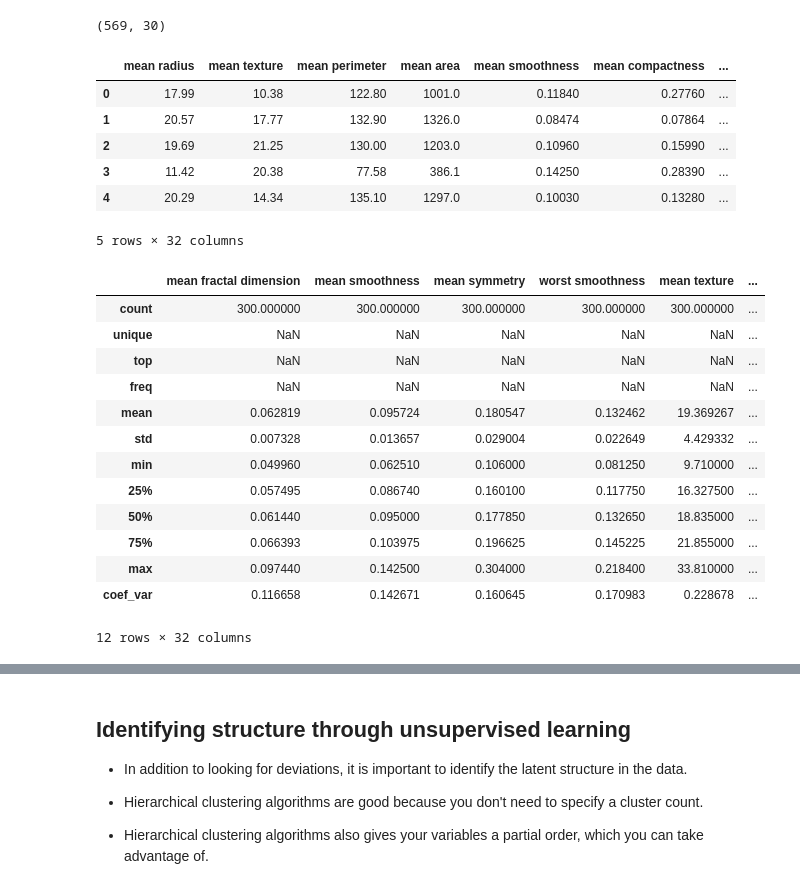
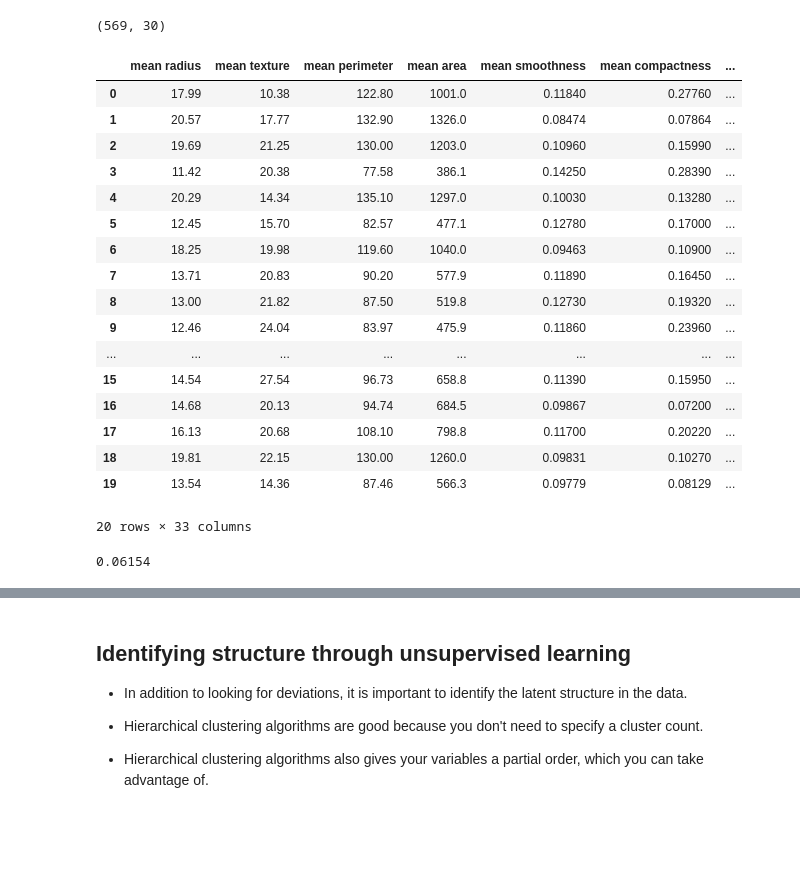
Before and after one commit to edwardcjohnson/prometheus, a Jupyter notebook: python/modeling/explore/notebooks/breast_cancer_eda.ipynb, the cells around one changed output, grey strips where cells are left out. Drawn from its saved outputs; the diff is of its cells as text; code cells hidden in the pictures; blank space fills up the shorter version.

```diff
--- a/python/modeling/explore/notebooks/breast_cancer_eda.ipynb
+++ b/python/modeling/explore/notebooks/breast_cancer_eda.ipynb
@@ -43,15 +137,32 @@ def counter_histogram(labels):
 # %%
 df = sklearn_data_to_pandas_df(breast_cancer)
 df['diagnosis'] = np.where(df['target']==0, 'malignant', 'benign')
-df.head()
+df['large mean concavity'] = np.where(df['mean concavity']>df['mean concavity'].median(), 'large', 'small')
+
+df.head(20)
 # %% [output]
 |  | mean radius | mean texture | mean perimeter | mean area | mean smoothness | mean compactness | ... |
 | 0 | 17.99 | 10.38 | 122.80 | 1001.0 | 0.11840 | 0.27760 | ... |
 | 1 | 20.57 | 17.77 | 132.90 | 1326.0 | 0.08474 | 0.07864 | ... |
 | 2 | 19.69 | 21.25 | 130.00 | 1203.0 | 0.10960 | 0.15990 | ... |
 | 3 | 11.42 | 20.38 | 77.58 | 386.1 | 0.14250 | 0.28390 | ... |
 | 4 | 20.29 | 14.34 | 135.10 | 1297.0 | 0.10030 | 0.13280 | ... |
+| 5 | 12.45 | 15.70 | 82.57 | 477.1 | 0.12780 | 0.17000 | ... |
+| 6 | 18.25 | 19.98 | 119.60 | 1040.0 | 0.09463 | 0.10900 | ... |
+| 7 | 13.71 | 20.83 | 90.20 | 577.9 | 0.11890 | 0.16450 | ... |
+| 8 | 13.00 | 21.82 | 87.50 | 519.8 | 0.12730 | 0.19320 | ... |
+| 9 | 12.46 | 24.04 | 83.97 | 475.9 | 0.11860 | 0.23960 | ... |
+| ... | ... | ... | ... | ... | ... | ... | ... |
+| 15 | 14.54 | 27.54 | 96.73 | 658.8 | 0.11390 | 0.15950 | ... |
+| 16 | 14.68 | 20.13 | 94.74 | 684.5 | 0.09867 | 0.07200 | ... |
+| 17 | 16.13 | 20.68 | 108.10 | 798.8 | 0.11700 | 0.20220 | ... |
+| 18 | 19.81 | 22.15 | 130.00 | 1260.0 | 0.09831 | 0.10270 | ... |
+| 19 | 13.54 | 14.36 | 87.46 | 566.3 | 0.09779 | 0.08129 | ... |
-5 rows × 32 columns
+20 rows × 33 columns
+# %%
+df['mean concavity'].median()
+# %% [output]
+0.06154
 # %%
 df = df.sample(n=300)
 
@@ -60,20 +174,0 @@ X = [col for col in df.columns if col not in (y, 'diagnosis')]
-# %%
-description = df.describe(include='all') # include information of numeric and cat vars
-coef_variation = description.loc["std"] / description.loc["mean"]
-description.loc["coef_var"] = coef_variation
-description.sort_values(by="coef_var", axis=1)
-# %% [output]
-|  | mean fractal dimension | mean smoothness | mean symmetry | worst smoothness | mean texture | ... |
-| count | 300.000000 | 300.000000 | 300.000000 | 300.000000 | 300.000000 | ... |
-| unique | NaN | NaN | NaN | NaN | NaN | ... |
-| top | NaN | NaN | NaN | NaN | NaN | ... |
-| freq | NaN | NaN | NaN | NaN | NaN | ... |
-| mean | 0.062819 | 0.095724 | 0.180547 | 0.132462 | 19.369267 | ... |
-| std | 0.007328 | 0.013657 | 0.029004 | 0.022649 | 4.429332 | ... |
-| min | 0.049960 | 0.062510 | 0.106000 | 0.081250 | 9.710000 | ... |
-| 25% | 0.057495 | 0.086740 | 0.160100 | 0.117750 | 16.327500 | ... |
-| 50% | 0.061440 | 0.095000 | 0.177850 | 0.132650 | 18.835000 | ... |
-| 75% | 0.066393 | 0.103975 | 0.196625 | 0.145225 | 21.855000 | ... |
-| max | 0.097440 | 0.142500 | 0.304000 | 0.218400 | 33.810000 | ... |
-| coef_var | 0.116658 | 0.142671 | 0.160645 | 0.170983 | 0.228678 | ... |
-12 rows × 32 columns
```
Also changed, not shown: parts of 20 cells of this notebook.
